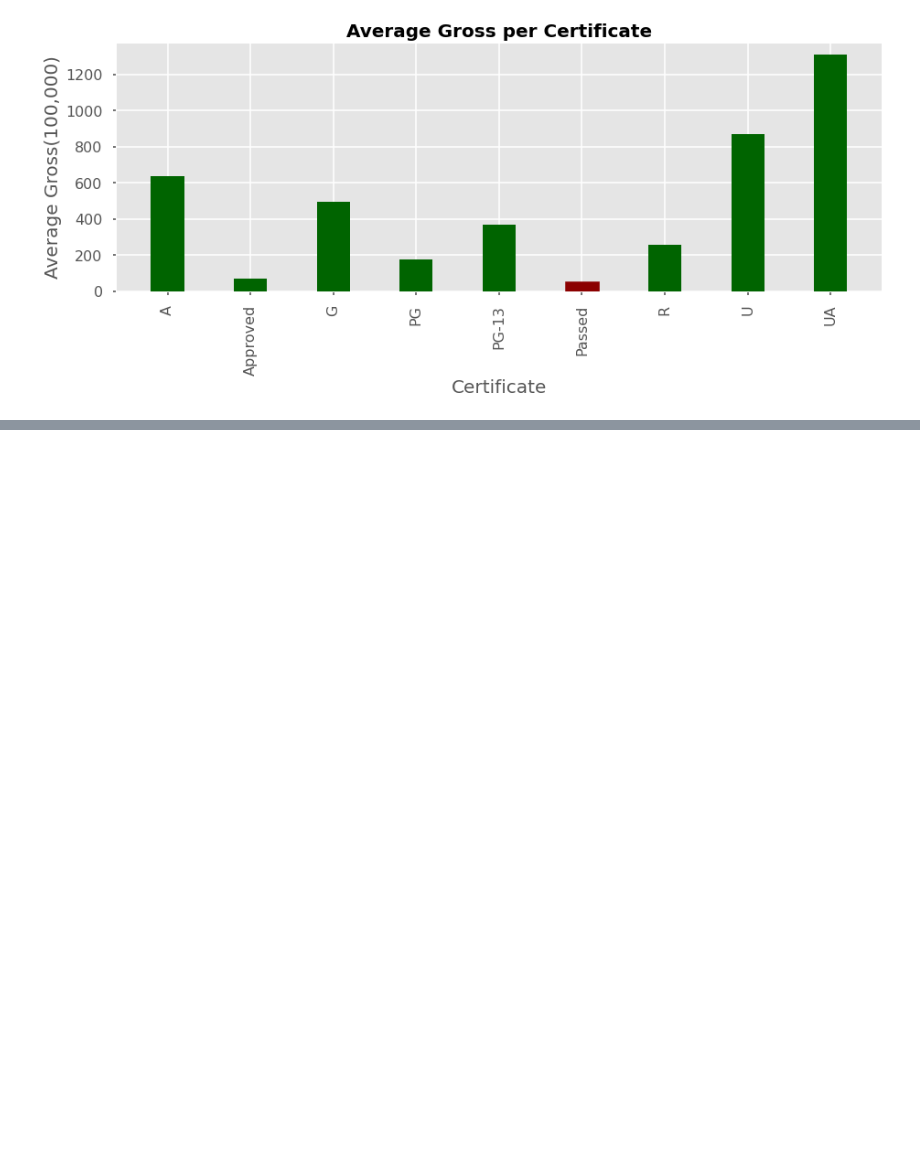
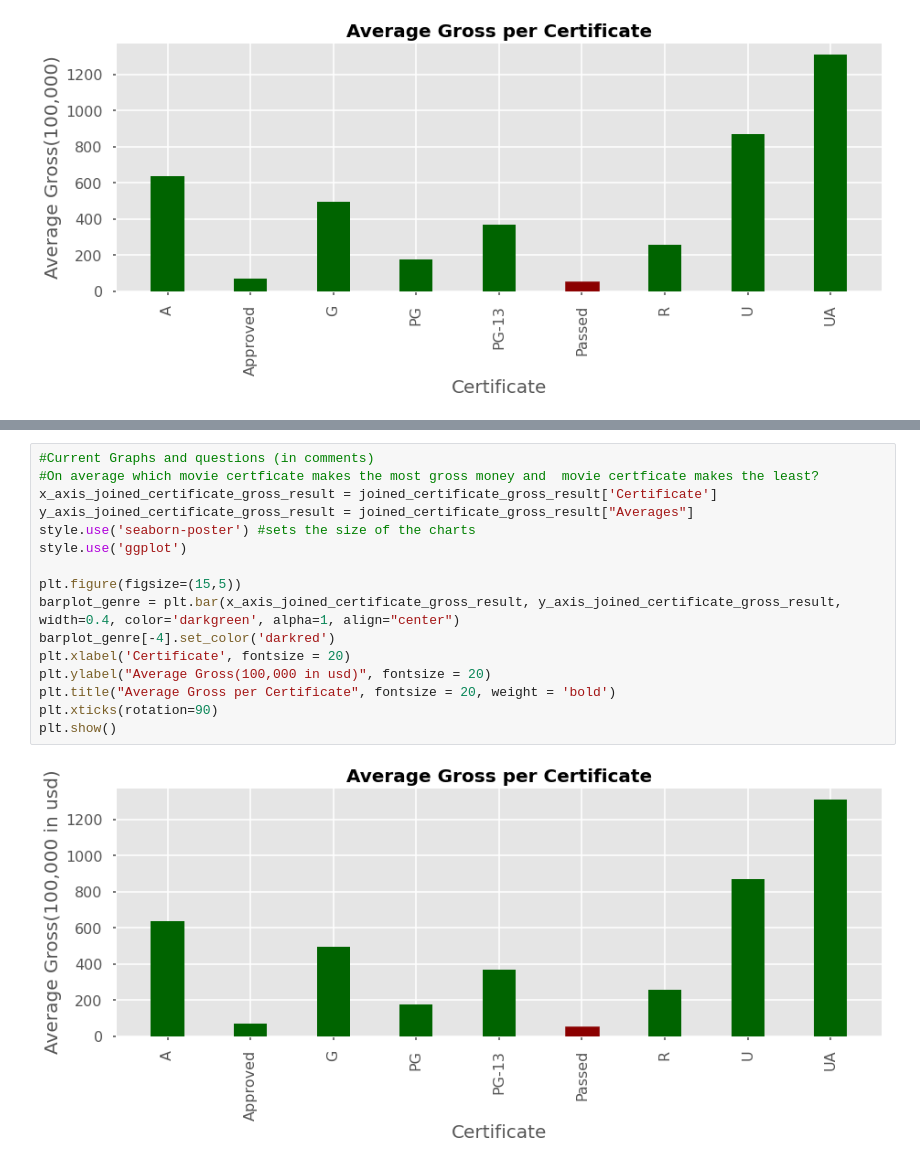
Before and after one commit to saaallyahmed/Mango5, a Jupyter notebook: ee_Top 1000 Movie Analysis.ipynb, the cells around one changed output, grey strips where cells are left out. Drawn from its saved outputs; the diff is of its cells as text; blank space fills up the shorter version.

```diff
--- a/ee_Top 1000 Movie Analysis.ipynb
+++ b/ee_Top 1000 Movie Analysis.ipynb
@@ -1265,0 +1248,18 @@ plt.show()
+# %%
+#Current Graphs and questions (in comments)
+#On average which movie certficate makes the most gross money and  movie certficate makes the least?
+x_axis_joined_certificate_gross_result = joined_certificate_gross_result['Certificate']
+y_axis_joined_certificate_gross_result = joined_certificate_gross_result["Averages"]
+style.use('seaborn-poster') #sets the size of the charts
+style.use('ggplot')
+
+plt.figure(figsize=(15,5))
+barplot_genre = plt.bar(x_axis_joined_certificate_gross_result, y_axis_joined_certificate_gross_result, width=0.4, color='darkgreen', alpha=1, align="center")
+barplot_genre[-4].set_color('darkred')
+plt.xlabel('Certificate', fontsize = 20)
+plt.ylabel("Average Gross(100,000 in usd)", fontsize = 20)
+plt.title("Average Gross per Certificate", fontsize = 20, weight = 'bold')
+plt.xticks(rotation=90)
+plt.show()
+# %% [output]
+[figure, added]
```
Also changed, not shown: parts of 47 cells of this notebook.
